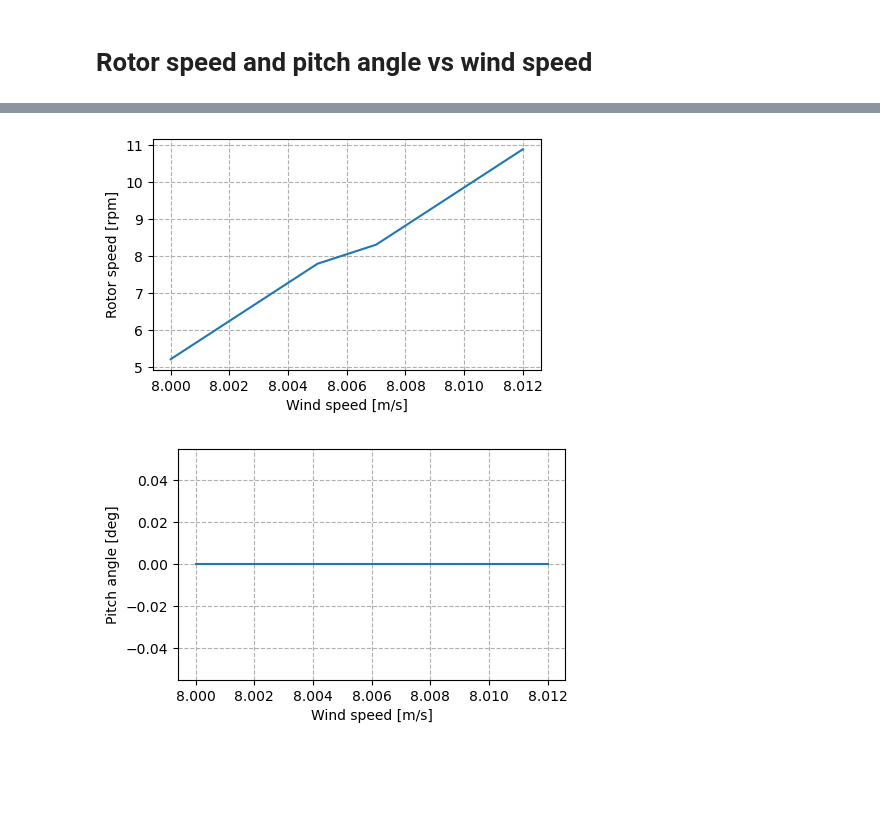
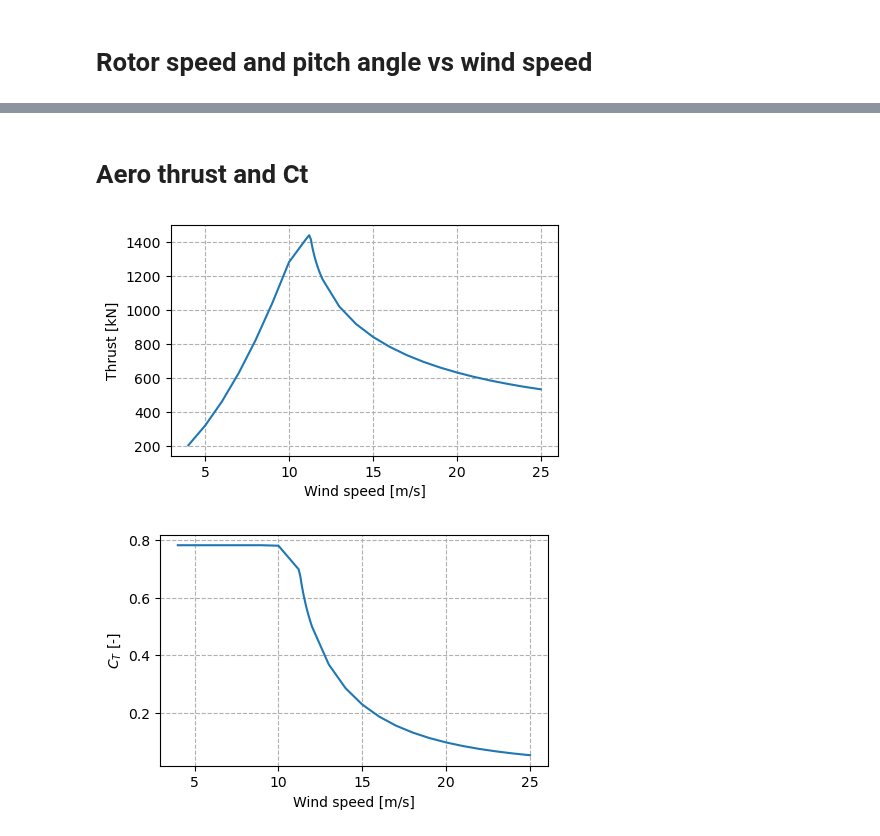
Before and after one commit to SpyrosAcheimastos/LAC, a Jupyter notebook: our_design/res_hawc2s/plotting_Part_3.ipynb, the cells around one changed output, grey strips where cells are left out. Drawn from its saved outputs; the diff is of its cells as text; code cells hidden in the pictures; blank space fills up the shorter version.

Commit message:
plotting_part_3_script

```diff
--- a/our_design/res_hawc2s/plotting_Part_3.ipynb
+++ b/our_design/res_hawc2s/plotting_Part_3.ipynb
@@ -44,3 +44,34 @@ plt.grid(True, linestyle = '--')
 [figure]
 # %% [markdown]
 # Rotor speed and pitch angle vs wind speed
+# %%
+# Import the data from the appropriate file
+data_2 = np.loadtxt('BB_redesign_hawc2s_multitsr_compute_rigid_opt.opt', skiprows=1)
+
+# Extract relevant columns
+wind_speed_2 = data_2[:, 0]     # V [m/s]
+pitch = data_2[:, 1]          # pitch [deg]
+rot_speed = data_2[:, 2]      # rotor speed [rpm]
+power = data_2[:, 3]          # aero power [kW]
+thrust = data_2[:,4]          # thrust [kN]
+
+# Calculate the coefficients
+rho = 1.225                                 # typical value for density [kg/m^3]
+A = np.pi*R**2                              # rotor surface are
+Cp_2 = power*1000/(0.5*rho*wind_speed_2**3*A)    # Power coefficient [-]
+Ct_2 = thrust*1000/(0.5*rho*wind_speed_2**2*A)   # Thrust coefficient [-]
+
+# Plot RPM vs wind speed
+plt.figure(figsize=(5, 3))
+
+plt.plot(wind_speed_2, rot_speed)
+plt.xlabel('Wind speed [m/s]')
+plt.ylabel('Rotor speed [rpm]')
+plt.grid(True, linestyle = '--')
+
+# Plot pitch vs wind speed
+plt.figure(figsize=(5,3))
+plt.plot(wind_speed_2, pitch)
+plt.xlabel('Wind speed [m/s]')
+plt.ylabel('Pitch angle [deg]')
+plt.grid(True, linestyle = '--')
@@ -47,18 +101,20 @@ plt.grid(True, linestyle = '--')
+# %% [markdown]
+# Aero thrust and Ct
 # %%
-# Plot RPM vs wind speed
+# Plot thrust vs wind speed
 plt.figure(figsize=(5, 3))
 
-plt.plot(wind_speed, rpm)
+plt.plot(wind_speed_2, thrust)
 plt.xlabel('Wind speed [m/s]')
-plt.ylabel('Rotor speed [rpm]')
+plt.ylabel('Thrust [kN]')
 plt.grid(True, linestyle = '--')
 
-# Plot pitch vs wind speed
-plt.figure(figsize=(5,3))
-plt.plot(wind_speed, pitch)
+# Plot Ct vs wind speed
+plt.figure(figsize=(5, 3))
+plt.plot(wind_speed_2, Ct_2)
 plt.xlabel('Wind speed [m/s]')
-plt.ylabel('Pitch angle [deg]')
+plt.ylabel(r'$C_T$ [-]')
 plt.grid(True, linestyle = '--')
 # %% [output]
-[figure, old version]
+[figure, new version]
-[figure, old version]
+[figure, new version]
```
Also changed, not shown: parts of 3 cells of this notebook.
